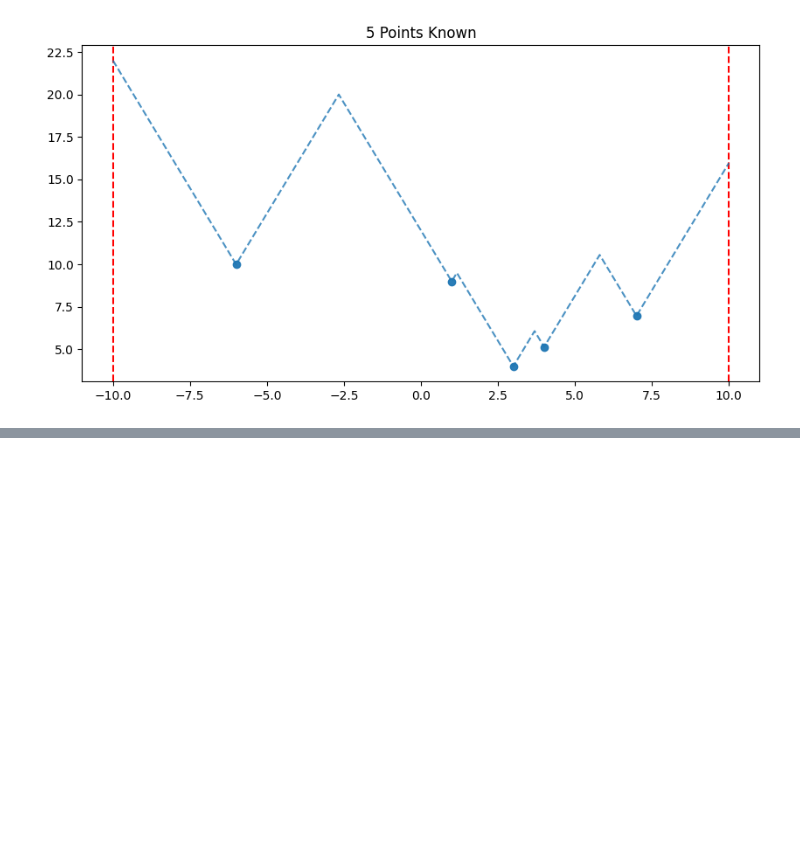
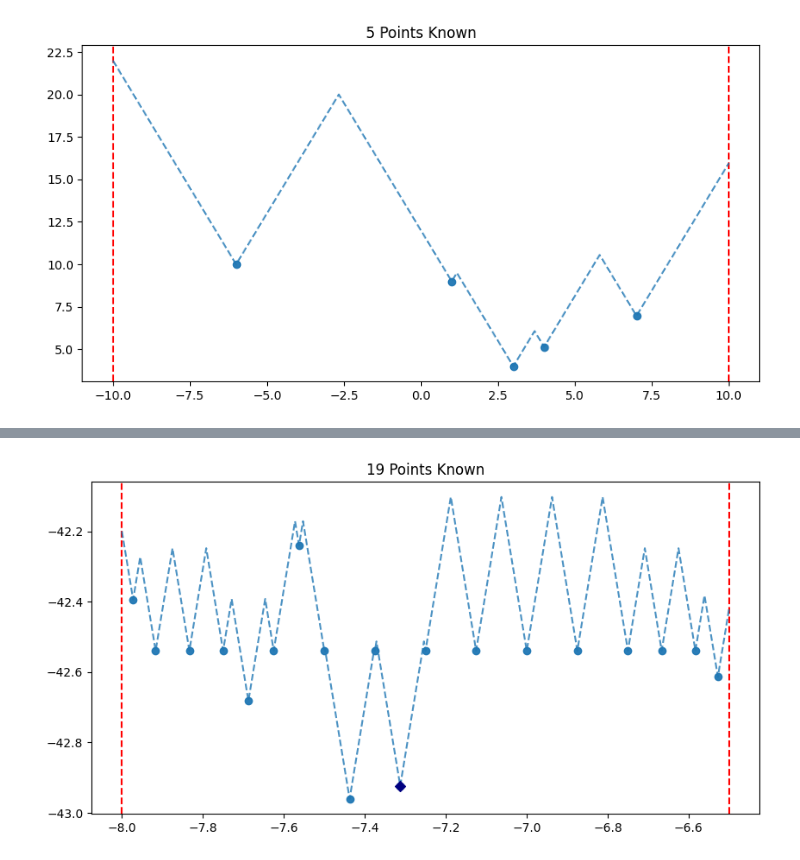
Before and after one commit to DevinGent/locating-maxima, a Jupyter notebook: tutorial.ipynb, the cells around one changed output, grey strips where cells are left out. Saved outputs shown, nothing was run; the diff lists cells and outputs as text; code cells hidden in the pictures; blank space fills up the shorter version.

```diff
--- a/tutorial.ipynb
+++ b/tutorial.ipynb
@@ -155,0 +230,17 @@ The three main ways to display results are as:
+# %%
+# Creating an example approximator
+reversion=ApproximateMaxima([-8,-6.5],7)
+# Add 13 points where y are chosen optimally and x are chosen adaptively.
+reversion.add_n_points(13,'optimal')
+
+# Add 3 points where y are chosen randomly and x are chosen non-adaptively
+reversion.add_n_points(3,'random',adaptive=False)
+
+# Add 4 more points where y are chosen randomly and x are chosen adaptively
+reversion.add_n_points(3,'random',adaptive=True)
+
+# Displaying the final state achieved.
+
+reversion.display_graphs(1)
+# %% [output]
+[figure, added]
```
Also changed, not shown: parts of 23 cells of this notebook, 2 other files.
